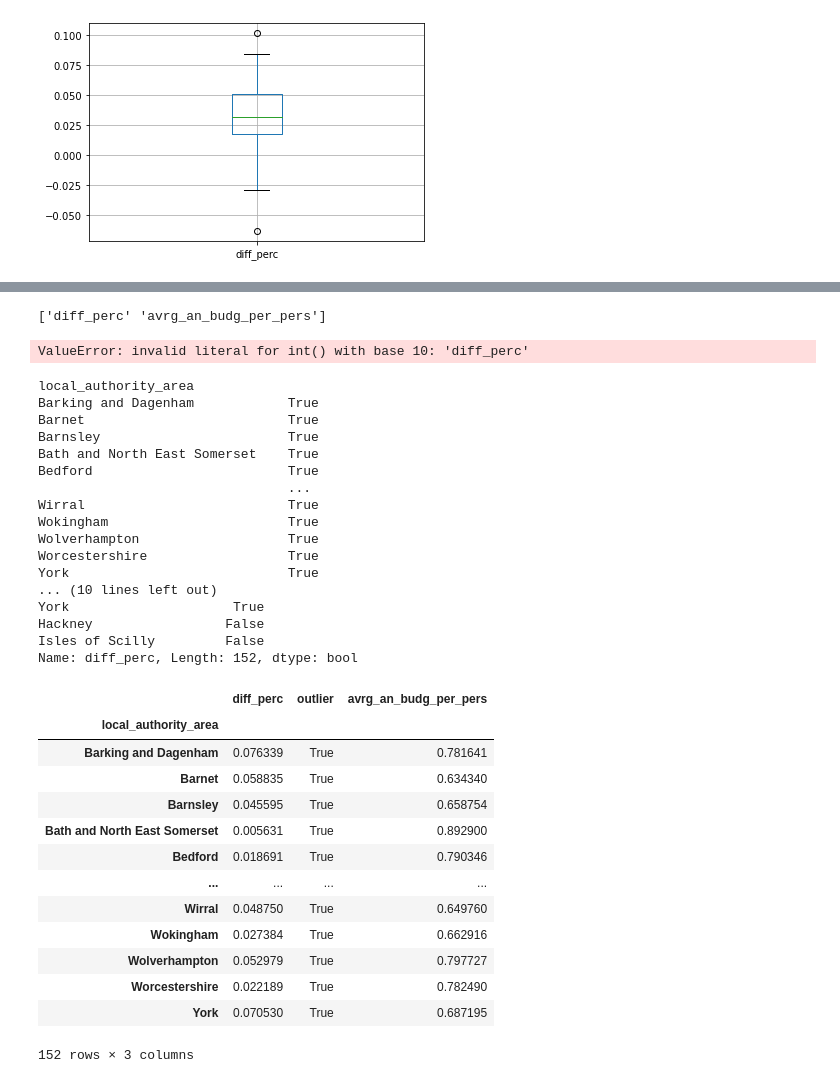
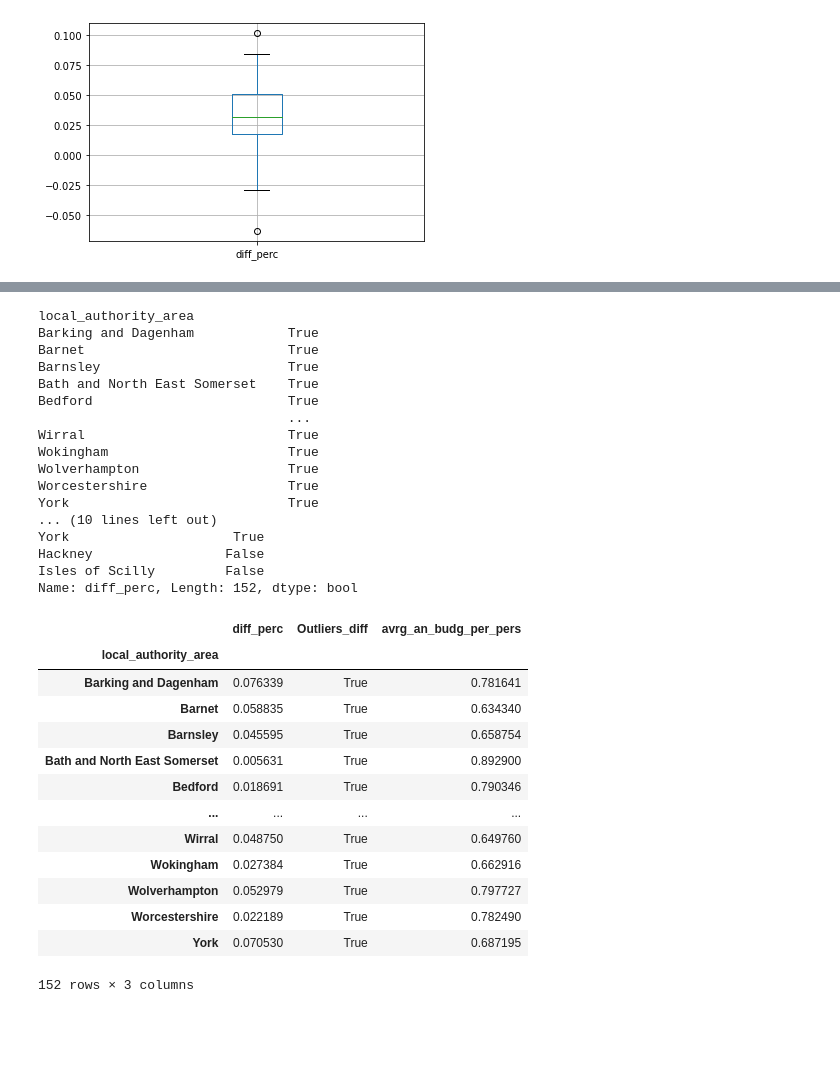
Before and after one commit to DaphneBdn/QM_coursework1, a Jupyter notebook: Coursework1_Analysis_code.ipynb, the cells around one changed output, grey strips where cells are left out. Saved outputs shown, nothing was run; the diff lists cells and outputs as text; code cells hidden in the pictures; blank space fills up the shorter version.

Commit message:
outliers removed manually

```diff
--- a/Coursework1_Analysis_code.ipynb
+++ b/Coursework1_Analysis_code.ipynb
@@ -202,7 +216,7 @@ df.describe()
 # %%
 # Average annual budget per person = total annual budget / average population
 
-#df["avrg_pop"] = (df["2008_pop_total"] + df["2013_pop_total"]+ df["2018_pop_total"])/3
+df["avrg_pop"] = (df["2008_pop_total"] + df["2013_pop_total"]+ df["2018_pop_total"])/3
 df["avrg_an_budg_per_pers"] = df["total_budget"]/ df["avrg_pop"]
 df
 # %% [output]
@@ -227,7 +241,7 @@ print(cols)
 # %% [output]
 ['local_authority_area', '2008_cases_total', '2008_cases_perc', '2013_cases_total', '2013_cases_perc', '2018_cases_total', '2018_cases_perc', '2008_pop_total', '2013_pop_total', '2018_pop_total', '200 ...
 # %%
-#df1=df.loc[0:,('local_authority_area','diff_perc','avrg_an_budg_per_pers')]
+df1=df.loc[0:,('local_authority_area','diff_perc','avrg_an_budg_per_pers')]
 df1.set_index('local_authority_area',inplace=True)
 df1
 # %% [output]
@@ -329,46 +332,45 @@ KeyError: 0
-# %%
-#df1['diff_perc'].quantile(0.25)
-test_cols= df1.columns.values
-print(test_cols)
-
-for column in test_cols:
-    Q1 = df[column].quantile(0.25)
-    Q3 = df[column].quantile(0.75)
-    IQR = Q3 - Q1
-    trueList = ~((df[test_cols[int(column)]] < (Q1 - 1.5 * IQR)) |(df[test_cols[int(column)]] > (Q3 + 1.5 * IQR)))
-#return trueList
-# %% [output]
-['diff_perc' 'avrg_an_budg_per_pers']
-ValueError: invalid literal for int() with base 10: 'diff_perc'
 # %%
-df1[test_cols[0]]
-trueList = ~ ((df1[test_cols[0]] < (Q1 - 1.5 * IQR)) | (df1[test_cols[0]] > (Q3 + 1.5 * IQR)))
-print(trueList)
+# find ouliers for column diff_perc
 
-print(trueList.sort_values(ascending=False))
+cols_df1= df1.columns.values
 
-df1.insert(1,"outlier", trueList)
+
+Q1 = df["diff_perc"].quantile(0.25)
+Q3 = df["diff_perc"].quantile(0.75)
+IQR = Q3 - Q1
+
+Out_diff = ~ ((df1[cols_df1[0]] < (Q1 - 1.5 * IQR)) | (df1[cols_df1[0]] > (Q3 + 1.5 * IQR)))
+
+
+print(Out_diff)
+
+print(Out_diff.sort_values(ascending=False))
+
+
+df1.insert(1,"Outliers_diff", Out_diff)
+
+#df1.insert(3,"Outliers_diff", Out_diff)
 
 df1
 # %% [output]
 local_authority_area
 Barking and Dagenham            True
 Barnet                          True
 Barnsley                        True
 Bath and North East Somerset    True
 Bedford                         True
                                 ...
 Wirral                          True
 Wokingham                       True
 Wolverhampton                   True
 Worcestershire                  True
 York                            True
 ... (10 lines left out)
 York                     True
 Hackney                 False
 Isles of Scilly         False
 Name: diff_perc, Length: 152, dtype: bool
-|  | diff_perc | outlier | avrg_an_budg_per_pers |
+|  | diff_perc | Outliers_diff | avrg_an_budg_per_pers |
 | local_authority_area |  |  |  |
 | Barking and Dagenham | 0.076339 | True | 0.781641 |
 | Barnet | 0.058835 | True | 0.634340 |
```
Also changed, not shown: parts of 16 cells of this notebook.
